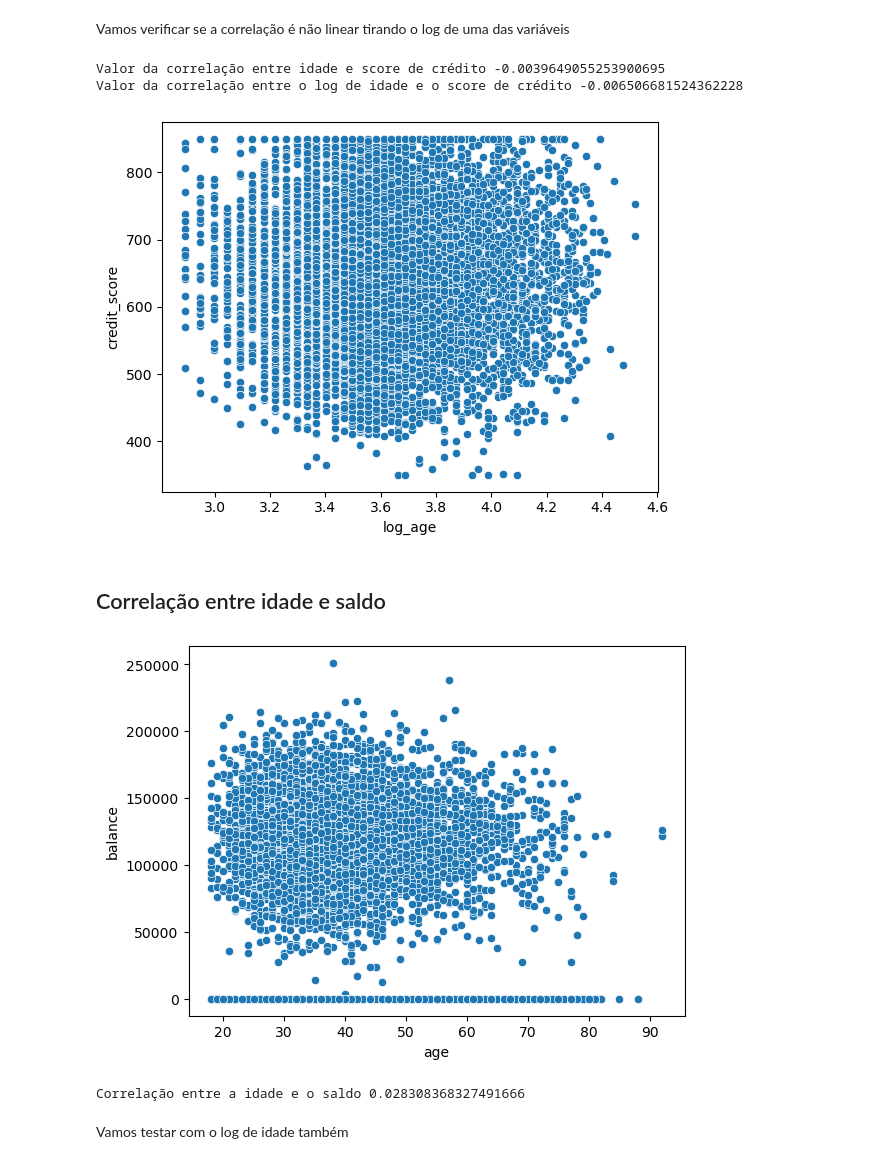
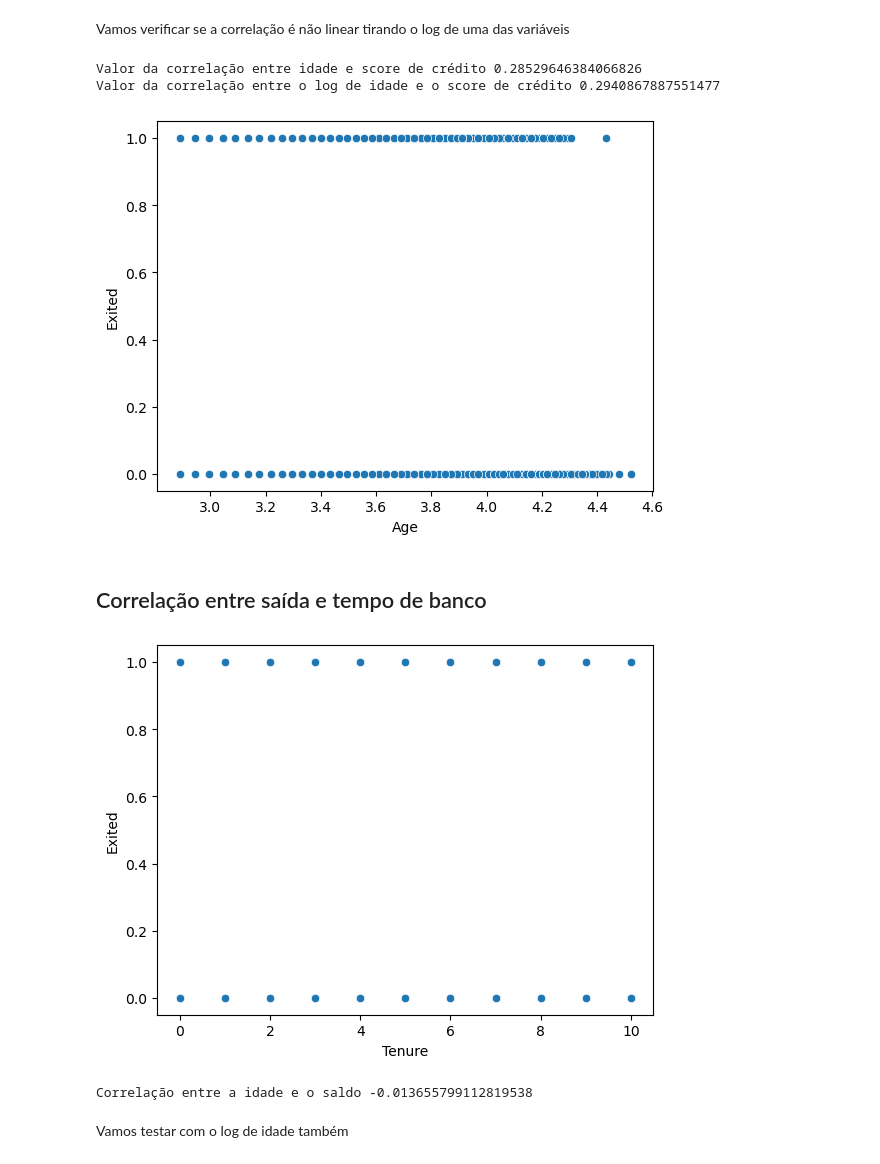
Before and after one commit to Phillips-MF/DataScience, a Jupyter notebook: Python/Bank Churn/Analysis.ipynb, the cells around one changed output. Drawn from its saved outputs; the diff is of its cells as text; code cells hidden in the pictures.

```diff
--- a/Python/Bank Churn/Analysis.ipynb
+++ b/Python/Bank Churn/Analysis.ipynb
@@ -28,2 +21,4 @@ df_churns = pd.read_sql_query(sql, connection)
+# %%
+df_churns = pd.read_csv('Customer-Churn-Records.csv', header=0)
 # %% [markdown]
 # Exploração dos dados
@@ -49,0 +59,4 @@ memory usage: 1.1+ MB
+# %%
+#Alterando o tipo da coluna CustomerId
+df_churns['CustomerId'] = df_churns['CustomerId'].astype(str)
+df_churns['CustomerId']
@@ -74,27 +147,27 @@ Valor da correlação entre idade e score de crédito -0.0039649055253900695
 # %% [markdown]
 Vamos verificar se a correlação é não linear tirando o log de uma das variáveis
 # %%
-print(f"Valor da correlação entre idade e score de crédito {df_churns['age'].corr(df_churns['credit_score'])}")
-df_churns['log_age'] = np.log(df_churns['age'])
-print(f"Valor da correlação entre o log de idade e o score de crédito {df_churns['log_age'].corr(df_churns['credit_score'])}")
+print(f"Valor da correlação entre idade e score de crédito {df_churns['Age'].corr(df_churns['Exited'])}")
+log_Age = np.log(df_churns['Age'])
+print(f"Valor da correlação entre o log de idade e o score de crédito {log_Age.corr(df_churns['Exited'])}")
 
 #Visualização
-sns.scatterplot(data=df_churns,x='log_age',y='credit_score')
+sns.scatterplot(data=df_churns,x=log_Age,y='Exited')
 plt.show()
 # %% [output]
-Valor da correlação entre idade e score de crédito -0.0039649055253900695
-Valor da correlação entre o log de idade e o score de crédito -0.006506681524362228
+Valor da correlação entre idade e score de crédito 0.28529646384066826
+Valor da correlação entre o log de idade e o score de crédito 0.2940867887551477
-[figure, old version]
+[figure, new version]
 # %% [markdown]
-## Correlação entre idade e saldo
+## Correlação entre saída e tempo de banco
 # %%
-sns.scatterplot(data=df_churns,x='age',y='balance')
+sns.scatterplot(data=df_churns,x='Tenure',y='Exited')
 plt.show()
 
-print(f"Correlação entre a idade e o saldo {df_churns['age'].corr(df_churns['balance'])}")
+print(f"Correlação entre a idade e o saldo {df_churns['Tenure'].corr(df_churns['Exited'])}")
 # %% [output]
-[figure, old version]
+[figure, new version]
-Correlação entre a idade e o saldo 0.028308368327491666
+Correlação entre a idade e o saldo -0.013655799112819538
 # %% [markdown]
 Vamos testar com o log de idade também
 # %%
```
Also changed, not shown: parts of 15 cells of this notebook, 1 other file.
